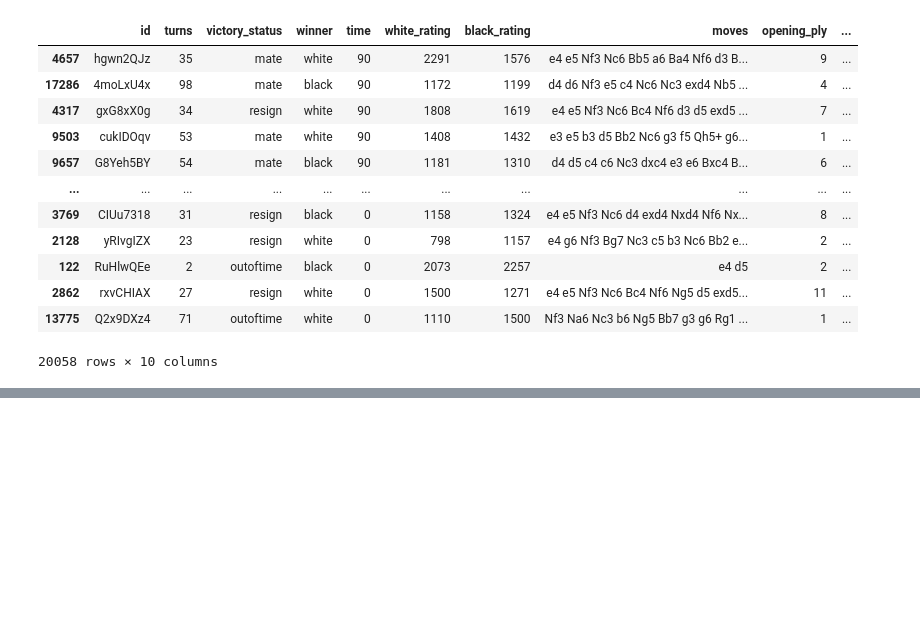
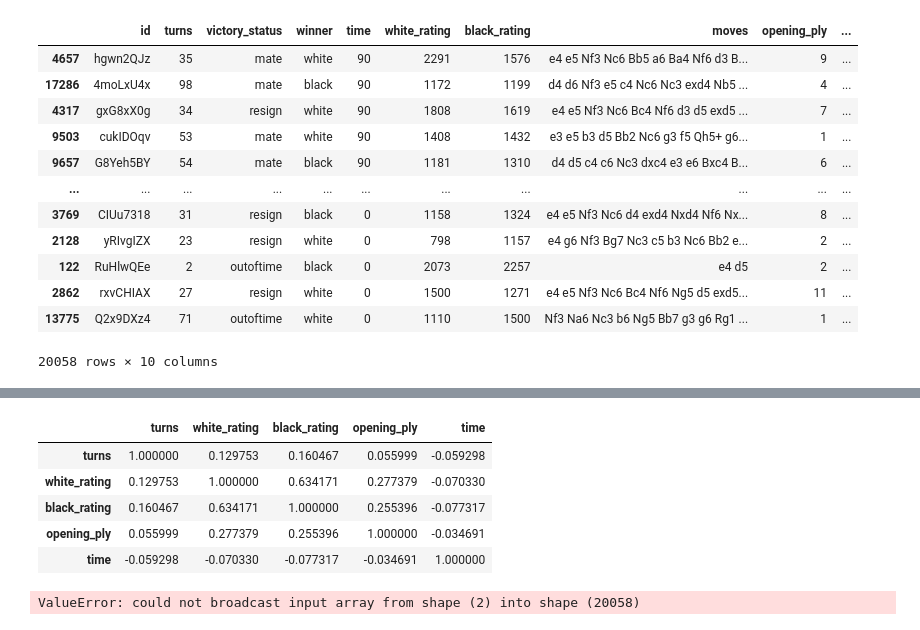
Before and after one commit to data301-2020-winter1/course-project-group_6025, a Jupyter notebook: analysis/Robiian1989/Milestone 2.ipynb, the cells around one changed output, grey strips where cells are left out. Drawn from its saved outputs; the diff is of its cells as text; code cells hidden in the pictures; blank space fills up the shorter version.

```diff
--- a/analysis/Robiian1989/Milestone 2.ipynb
+++ b/analysis/Robiian1989/Milestone 2.ipynb
@@ -194,0 +212,13 @@ df_matchtime_fixed=pd.to_numeric(df_matchtime['time'])
+# %%
+df2.corr()
+# %% [output]
+|  | turns | white_rating | black_rating | opening_ply | time |
+| turns | 1.000000 | 0.129753 | 0.160467 | 0.055999 | -0.059298 |
+| white_rating | 0.129753 | 1.000000 | 0.634171 | 0.277379 | -0.070330 |
+| black_rating | 0.160467 | 0.634171 | 1.000000 | 0.255396 | -0.077317 |
+| opening_ply | 0.055999 | 0.277379 | 0.255396 | 1.000000 | -0.034691 |
+| time | -0.059298 | -0.070330 | -0.077317 | -0.034691 | 1.000000 |
+# %%
+sns.displot(x='move_name_and_eco',y='time',data=df2)
+# %% [output]
+ValueError: could not broadcast input array from shape (2) into shape (20058)
```
Also changed, not shown: parts of 2 cells of this notebook, 1 other file.
